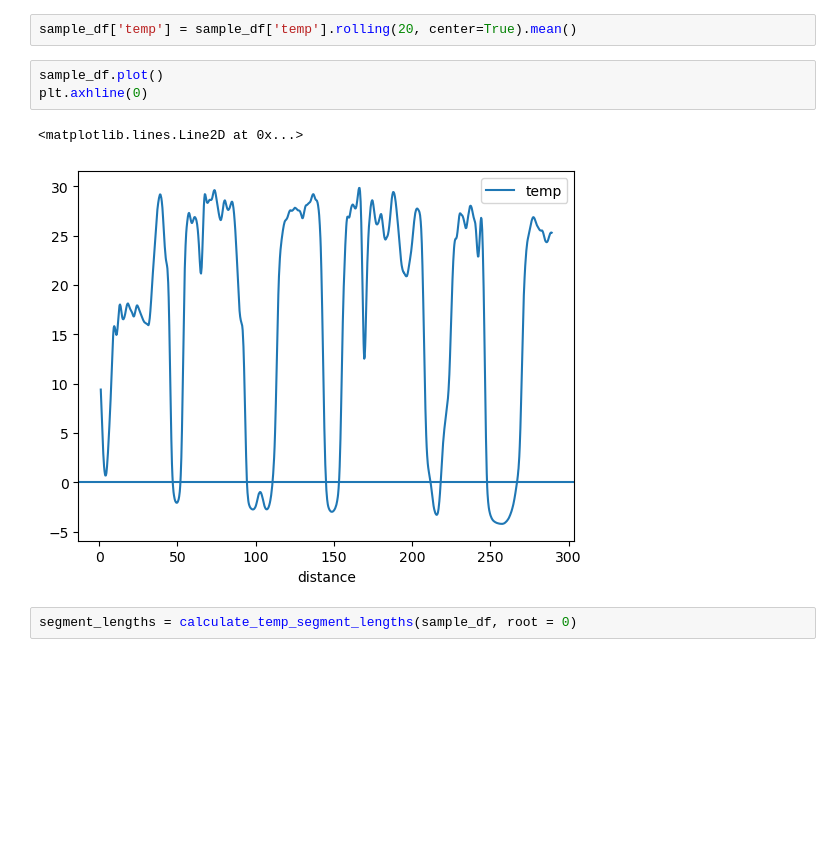
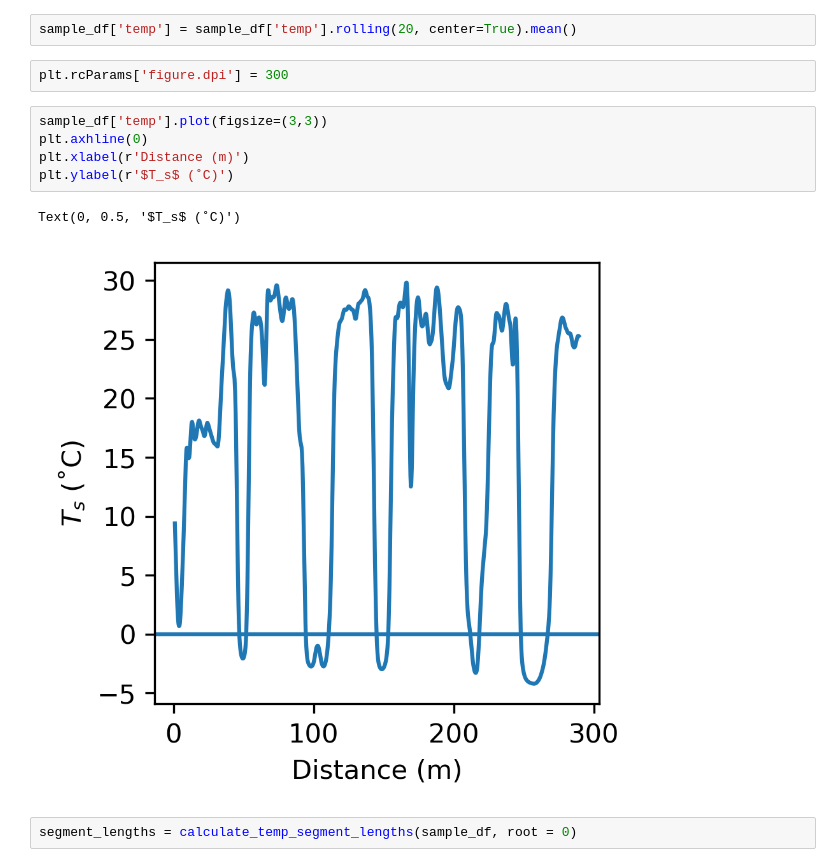
Before and after one commit to elischwat/sublimationofsnow, a Jupyter notebook: analysis/paper3/uav_data/extract_surfacetemp_profiles.ipynb, the cells around one changed output. Drawn from its saved outputs; the diff is of its cells as text; blank space fills up the shorter version.

```diff
--- a/analysis/paper3/uav_data/extract_surfacetemp_profiles.ipynb
+++ b/analysis/paper3/uav_data/extract_surfacetemp_profiles.ipynb
@@ -159,12 +159,16 @@ irband_lowres.rio.clip(bounds.geometry).plot(cmap=custom_cmap, norm=norm, ax=ax)
 sample_df = sample_along_line(high_res_line, irband_lowres)
 # %%
 sample_df['temp'] = sample_df['temp'].rolling(20, center=True).mean()
-# %%
-sample_df.plot()
-plt.axhline(0)
-# %% [output]
-<matplotlib.lines.Line2D at 0x...>
-[figure, removed]
+# %%
+plt.rcParams['figure.dpi'] = 300
+# %%
+sample_df['temp'].plot(figsize=(3,3))
+plt.axhline(0)
+plt.xlabel(r'Distance (m)')
+plt.ylabel(r'$T_s$ (˚C)')
+# %% [output]
+Text(0, 0.5, '$T_s$ (˚C)')
+[figure, added]
 # %%
 segment_lengths = calculate_temp_segment_lengths(sample_df, root = 0)
 # %% [markdown]
```
Also changed, not shown: parts of 2 cells of this notebook, 1 other file.
